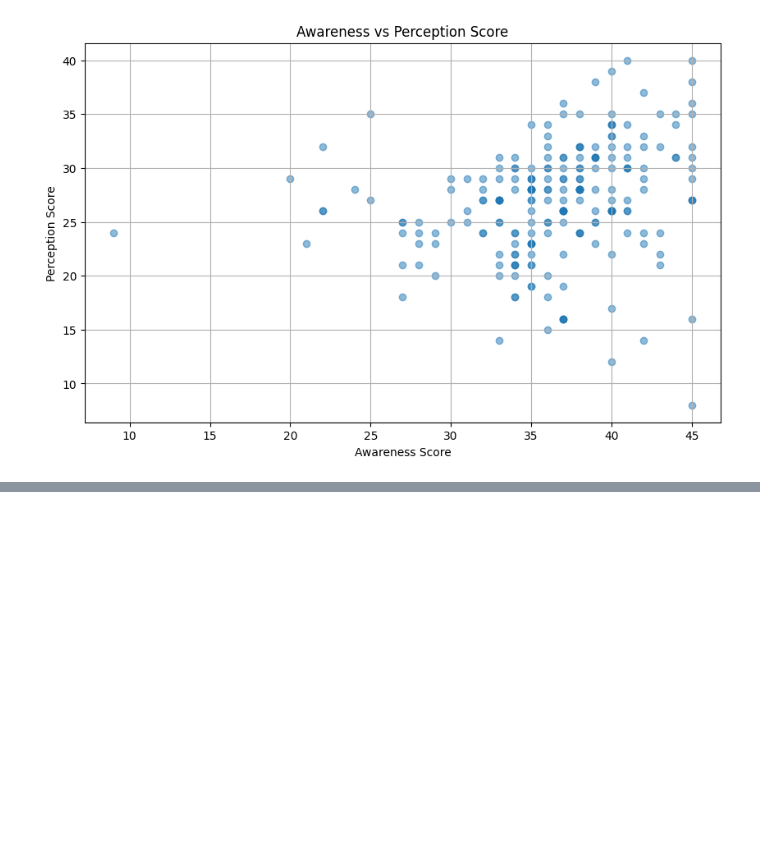
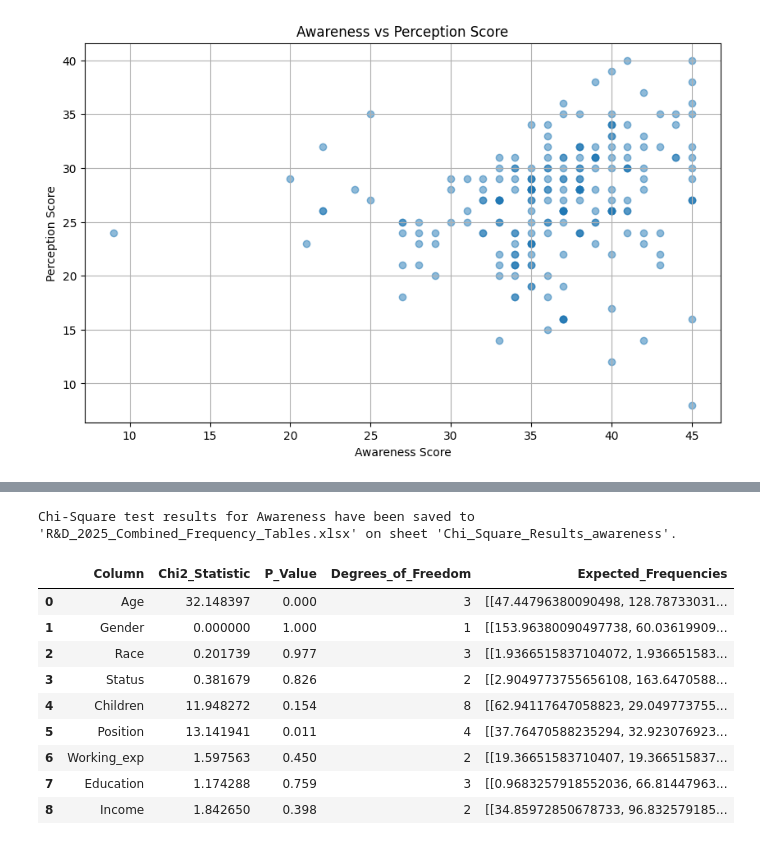
Before and after one commit to yantan826/Ling, a Jupyter notebook: maini.ipynb, the cells around one changed output, grey strips where cells are left out. Saved outputs shown, nothing was run; the diff lists cells and outputs as text; code cells hidden in the pictures; blank space fills up the shorter version.

```diff
--- a/maini.ipynb
+++ b/maini.ipynb
@@ -532,7 +532,12 @@ plot_scores_vs(total_scored_df, 'awareness_Score', 'perception_Score', 'Awarenes
 [figure]
 # %%
 # combine all dataframes into one final dataframe
-final_df = pd.concat([df, total_scored_df], axis=1)
+final_df = pd.concat([df.drop(columns='knowledge_score'), total_scored_df], axis=1)
+# %%
+# awarenes ,# perception, knowledge scores good and bad
+final_df.loc[:,'knowledge_score_category'] = np.where(final_df['knowledge_score'] >= knowledge_threshold, 'Good', 'Poor')
+final_df.loc[:,'awareness_score_category'] = np.where(final_df['awareness_Score'] >= awareness_threshold, 'Good', 'Poor')
+final_df.loc[:,'perception_score_category'] = np.where(final_df['perception_Score'] >= perception_threshold, 'Good', 'Poor')
 # %%
 from scipy.stats import chi2_contingency
 
@@ -563,0 +612,25 @@ ValueError: Data must be 1-dimensional, got ndarray of shape (221, 2) instead
+# %%
+
+
+chi_square_results_awareness = perform_chi_square_tests(final_df, 'awareness_score_category', 1, 9)
+# Save the Chi-Square results for awareness to the Excel file
+try:
+    with pd.ExcelWriter(output_excel_file, mode='a', if_sheet_exists='replace',engine='openpyxl') as writer:
+        chi_square_results_awareness.to_excel(writer, sheet_name='Chi_Square_Results_awareness', index=False)
+    print(f"\nChi-Square test results for Awareness have been saved to '{output_excel_file}' on sheet 'Chi_Square_Results_awareness'.")
+except Exception as e:
+    print(f"An error occurred while writing to the Excel file: {e}")
+# Display the Chi-Square results for awareness
+display(chi_square_results_awareness)
+# %% [output]
+Chi-Square test results for Awareness have been saved to 'R&D_2025_Combined_Frequency_Tables.xlsx' on sheet 'Chi_Square_Results_awareness'.
+|  | Column | Chi2_Statistic | P_Value | Degrees_of_Freedom | Expected_Frequencies |
+| 0 | Age | 32.148397 | 0.000 | 3 | [[47.44796380090498, 128.78733031... |
+| 1 | Gender | 0.000000 | 1.000 | 1 | [[153.96380090497738, 60.03619909... |
+| 2 | Race | 0.201739 | 0.977 | 3 | [[1.9366515837104072, 1.936651583... |
+| 3 | Status | 0.381679 | 0.826 | 2 | [[2.9049773755656108, 163.6470588... |
+| 4 | Children | 11.948272 | 0.154 | 8 | [[62.94117647058823, 29.049773755... |
+| 5 | Position | 13.141941 | 0.011 | 4 | [[37.76470588235294, 32.923076923... |
+| 6 | Working_exp | 1.597563 | 0.450 | 2 | [[19.36651583710407, 19.366515837... |
+| 7 | Education | 1.174288 | 0.759 | 3 | [[0.9683257918552036, 66.81447963... |
+| 8 | Income | 1.842650 | 0.398 | 2 | [[34.85972850678733, 96.832579185... |
```
Also changed, not shown: parts of 2 cells of this notebook, 1 other file.
